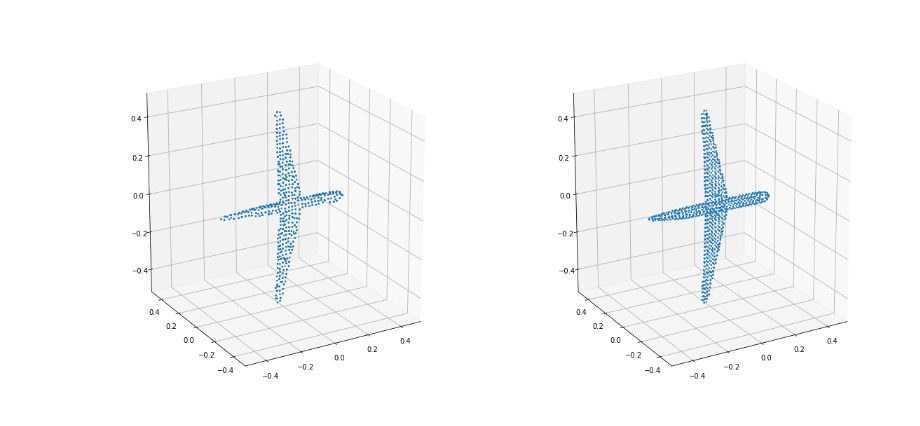
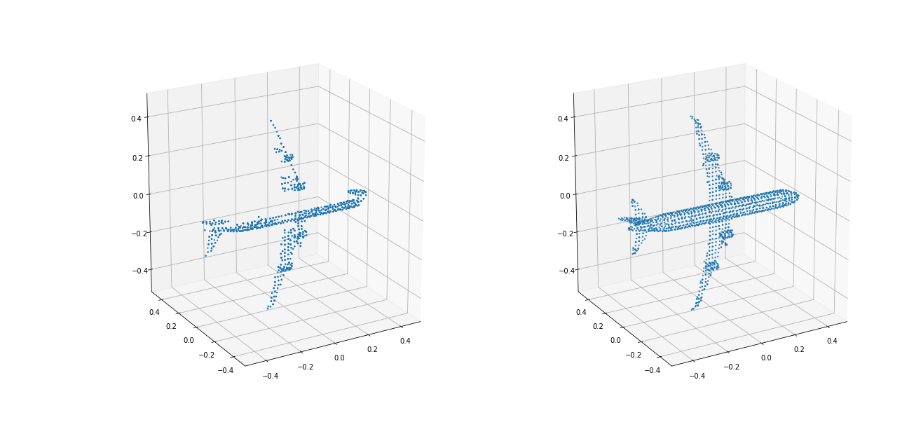
Before and after one commit to RaminHasibi/SA_Net, a Jupyter notebook: Eval.ipynb, the cells around one changed output. Drawn from its saved outputs; the diff is of its cells as text; code cells hidden in the pictures.

```diff
--- a/Eval.ipynb
+++ b/Eval.ipynb
@@ -8,7 +9,7 @@ from mpl_toolkits.mplot3d import Axes3D
 path = '../data/Completion3D/'
 dataset = Completion3D(path, split='train',categories='Airplane')
 # %%
-def plot_3d_point_cloud(x, y, z, show=True, show_axis=True, in_u_sphere=False, marker='.', s=8, alpha=.8, figsize=(15, 7), elev=20, azim=240, axis=None, title=None, *args, **kwargs):
+def plot_3d_point_cloud(x, y, z, show=True, show_axis=True, in_u_sphere=False, marker='.', s=8, alpha=0.8, figsize=(15, 7), elev=20, azim=240, axis=None, title=None, *args, **kwargs):
 
     if axis is None:
         fig = plt.figure(figsize=figsize)
@@ -48,13 +49,14 @@ def plot_3d_point_cloud(x, y, z, show=True, show_axis=True, in_u_sphere=False, m
 # %%
 fig = plt.figure(figsize=(20,10))
 ax_pred = fig.add_subplot(121, projection='3d')
 ax_true = fig.add_subplot(122, projection='3d')
-num = 90
+num = 1
 plot_3d_point_cloud(dataset[num].pos[:,0],
                     dataset[num].pos[:,1],
                     dataset[num].pos[:,2], in_u_sphere=True,axis=ax_pred,show=False);
 plot_3d_point_cloud(dataset[num].y[:,0],
                     dataset[num].y[:,1],
                     dataset[num].y[:,2], in_u_sphere=True,axis=ax_true,show=False);
+plt.show()
 # %% [output]
-[figure, old version]
+[figure, new version]
```
Also changed, not shown: parts of 1 cell of this notebook, 2 other files.
